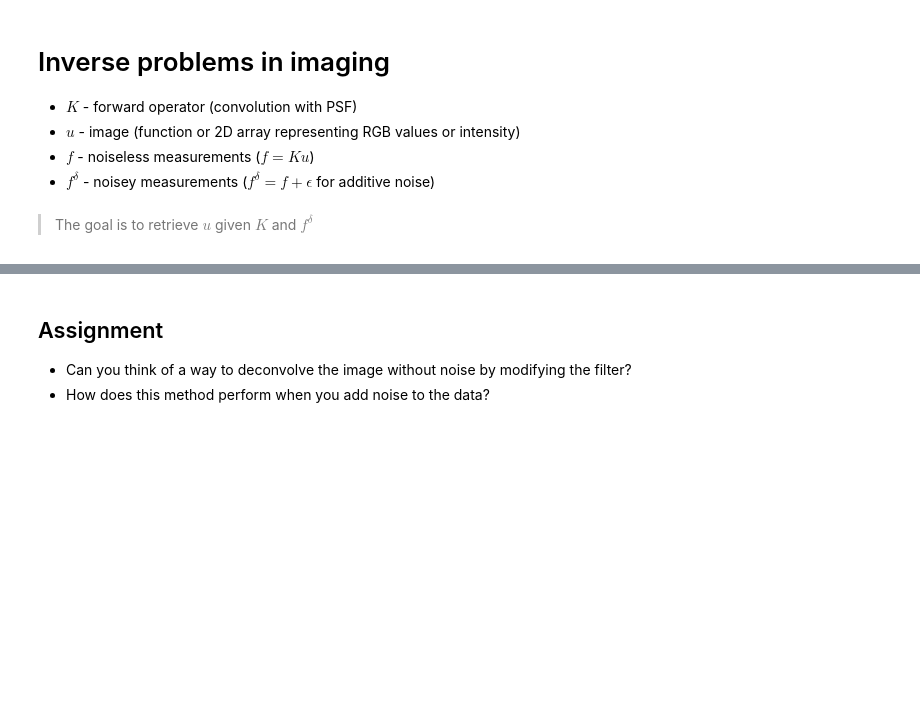
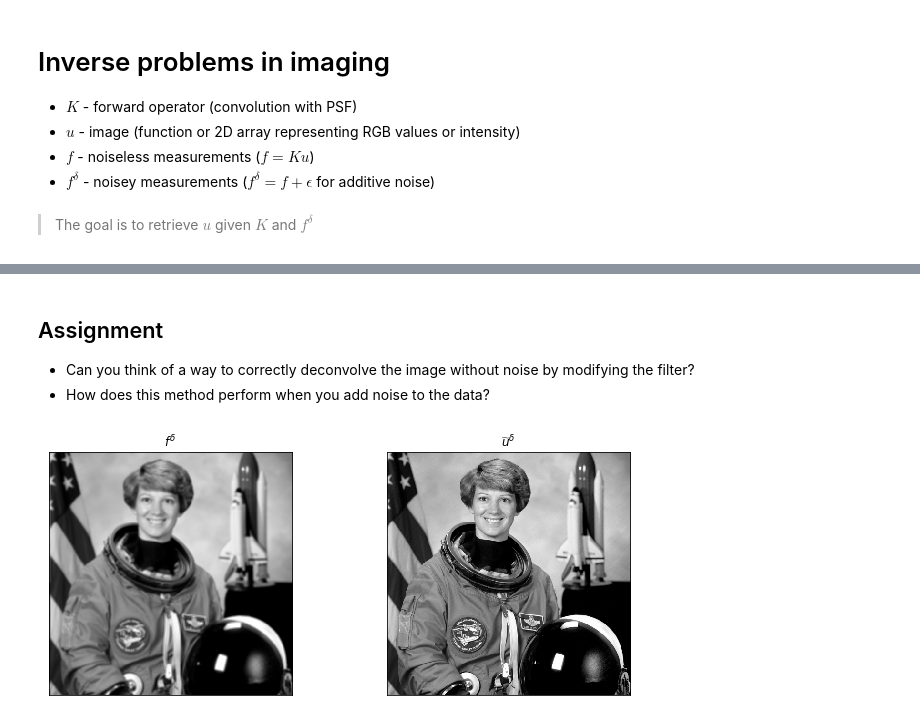
Before and after one commit to TristanvanLeeuwen/Summerschool, a Jupyter notebook: InverseProblems.ipynb, the cells around one changed output, grey strips where cells are left out. Cells and saved outputs as stored; diff of their text form; code cells hidden in the pictures; blank space fills up the shorter version.

```diff
--- a/InverseProblems.ipynb
+++ b/InverseProblems.ipynb
@@ -113,5 +115,27 @@ This will amplify noise at frequencies for which $\widehat{k}$ is small
 # %% [markdown]
 ## Assignment
 
-* Can you think of a way to deconvolve the image without noise by modifying the filter?
+* Can you think of a way to correctly deconvolve the image without noise by modifying the filter?
 * How does this method perform when you add noise to the data?
+# %%
+# read image
+u = rgb2gray(data.astronaut())
+
+# blur image
+psf = np.ones((5, 5)) / 25
+f = K(u, psf = kernel)
+
+# add_noise
+delta = 1e-6
+f_delta =  f + delta * np.random.randn(f.shape[0],f.shape[1])
+
+# deconvolution in Fourier domain
+k_hat = fft2(psf,s=f.shape)
+f_hat = fft2(f_delta)
+u_est = np.real( ifft2( ( np.conj(k_hat) * f_hat ) / ( np.conj(k_hat) * k_hat ) ) )
+
+
+# plot
+plot_images([f_delta, u_est], [r'$f^\delta$', r'$\widetilde{u}^\delta$'])
+# %% [output]
+[figure, added]
```
Also changed, not shown: parts of 12 cells of this notebook, 3 other files.
